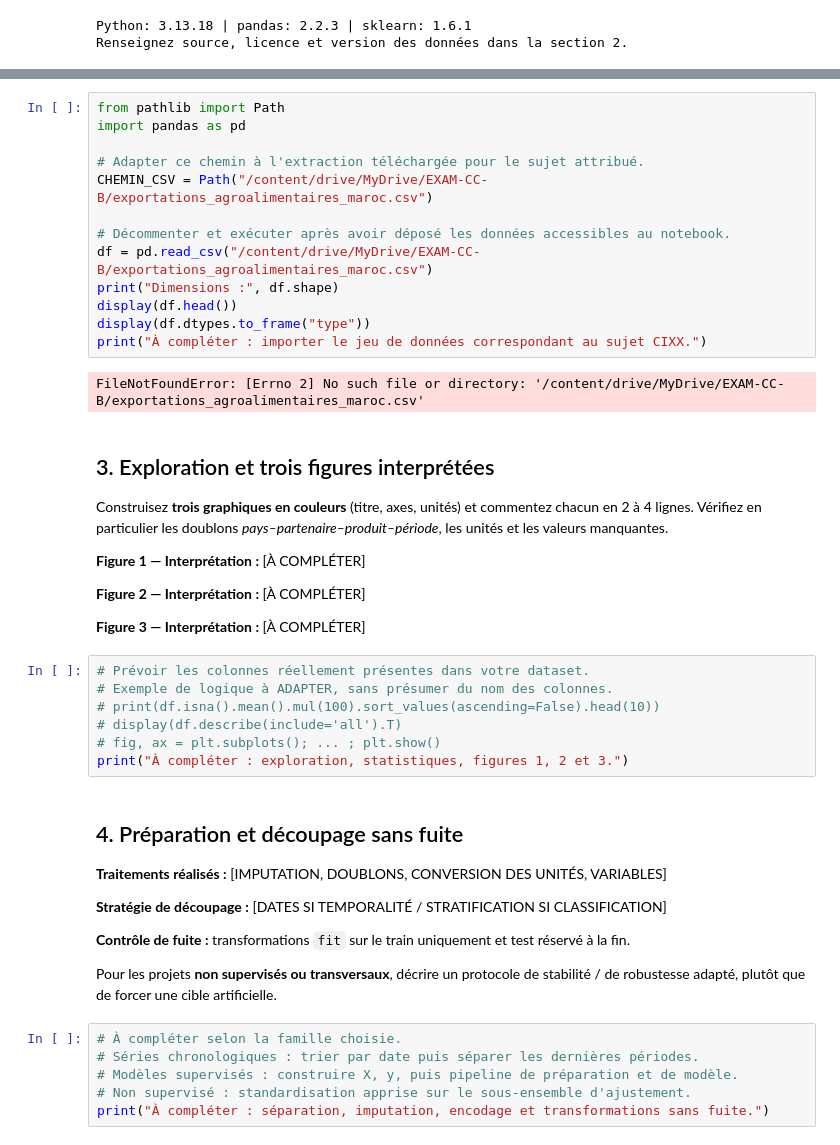
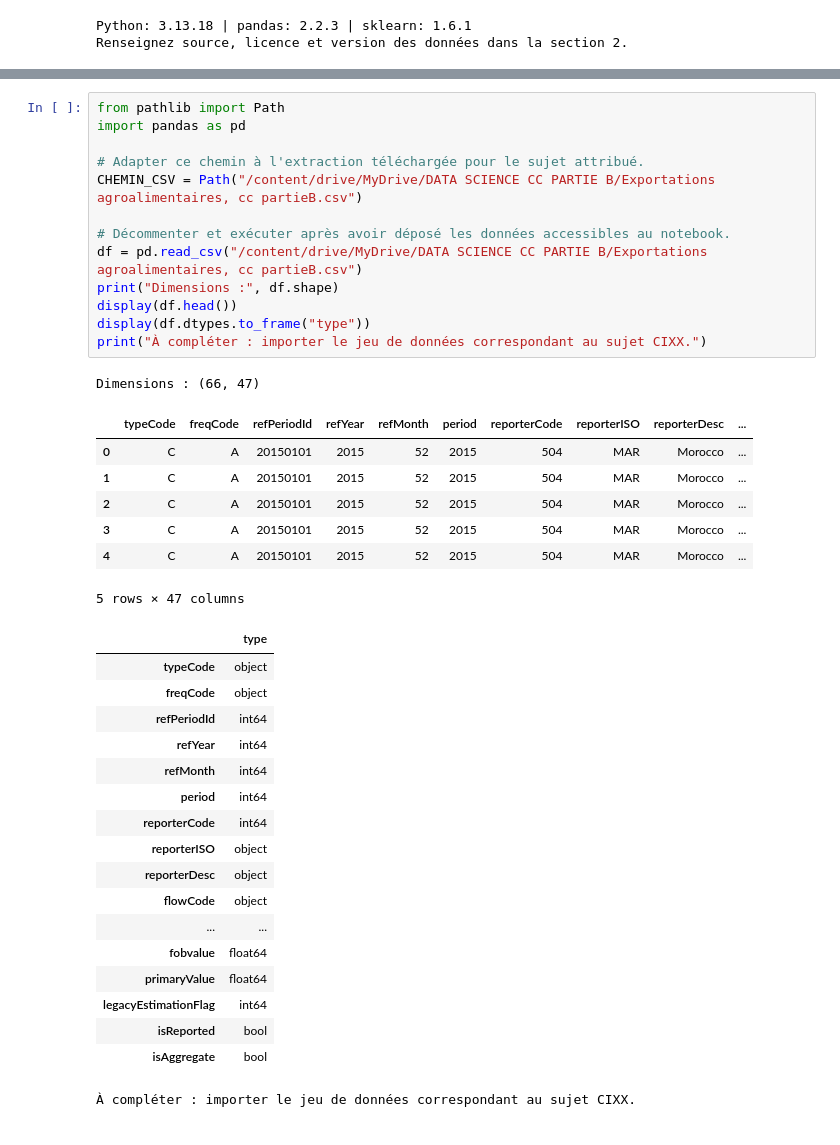
Before and after one commit to ABAAKIL5/25008036_ABAAKILASMA_CI, a Jupyter notebook: modele_projet_ci_s7_encg_settat.ipynb, the cells around one changed output, grey strips where cells are left out. Drawn from its saved outputs; the diff is of its cells as text.

```diff
--- a/modele_projet_ci_s7_encg_settat.ipynb
+++ b/modele_projet_ci_s7_encg_settat.ipynb
@@ -62,46 +77,40 @@ Drive already mounted at /content/drive; to attempt to forcibly remount, call dr
 # %%
 from pathlib import Path
 import pandas as pd
 
 # Adapter ce chemin à l'extraction téléchargée pour le sujet attribué.
-CHEMIN_CSV = Path("/content/drive/MyDrive/EXAM-CC-B/exportations_agroalimentaires_maroc.csv")
+CHEMIN_CSV = Path("/content/drive/MyDrive/DATA SCIENCE CC PARTIE B/Exportations agroalimentaires, cc partieB.csv")
 
 # Décommenter et exécuter après avoir déposé les données accessibles au notebook.
-df = pd.read_csv("/content/drive/MyDrive/EXAM-CC-B/exportations_agroalimentaires_maroc.csv")
+df = pd.read_csv("/content/drive/MyDrive/DATA SCIENCE CC PARTIE B/Exportations agroalimentaires, cc partieB.csv")
 print("Dimensions :", df.shape)
 display(df.head())
 display(df.dtypes.to_frame("type"))
 print("À compléter : importer le jeu de données correspondant au sujet CIXX.")
 # %% [output]
-FileNotFoundError: [Errno 2] No such file or directory: '/content/drive/MyDrive/EXAM-CC-B/exportations_agroalimentaires_maroc.csv'
+Dimensions : (66, 47)
+|  | typeCode | freqCode | refPeriodId | refYear | refMonth | period | reporterCode | reporterISO | reporterDesc | ... |
+| 0 | C | A | 20150101 | 2015 | 52 | 2015 | 504 | MAR | Morocco | ... |
+| 1 | C | A | 20150101 | 2015 | 52 | 2015 | 504 | MAR | Morocco | ... |
+| 2 | C | A | 20150101 | 2015 | 52 | 2015 | 504 | MAR | Morocco | ... |
+| 3 | C | A | 20150101 | 2015 | 52 | 2015 | 504 | MAR | Morocco | ... |
+| 4 | C | A | 20150101 | 2015 | 52 | 2015 | 504 | MAR | Morocco | ... |
+5 rows × 47 columns
+|  | type |
+| typeCode | object |
+| freqCode | object |
+| refPeriodId | int64 |
+| refYear | int64 |
+| refMonth | int64 |
+| period | int64 |
+| reporterCode | int64 |
+| reporterISO | object |
+| reporterDesc | object |
+| flowCode | object |
+| ... | ... |
+| fobvalue | float64 |
+| primaryValue | float64 |
+| legacyEstimationFlag | int64 |
+| isReported | bool |
+| isAggregate | bool |
+À compléter : importer le jeu de données correspondant au sujet CIXX.
-# %% [markdown]
-## 3. Exploration et trois figures interprétées
-Construisez **trois graphiques en couleurs** (titre, axes, unités) et commentez chacun en 2 à 4 lignes. Vérifiez en particulier les doublons *pays–partenaire–produit–période*, les unités et les valeurs manquantes.
-
-**Figure 1 — Interprétation :** [À COMPLÉTER]
-
-**Figure 2 — Interprétation :** [À COMPLÉTER]
-
-**Figure 3 — Interprétation :** [À COMPLÉTER]
-# %%
-# Prévoir les colonnes réellement présentes dans votre dataset.
-# Exemple de logique à ADAPTER, sans présumer du nom des colonnes.
-# print(df.isna().mean().mul(100).sort_values(ascending=False).head(10))
-# display(df.describe(include='all').T)
-# fig, ax = plt.subplots(); ... ; plt.show()
-print("À compléter : exploration, statistiques, figures 1, 2 et 3.")
-# %% [markdown]
-## 4. Préparation et découpage sans fuite
-**Traitements réalisés :** [IMPUTATION, DOUBLONS, CONVERSION DES UNITÉS, VARIABLES]
-
-**Stratégie de découpage :** [DATES SI TEMPORALITÉ / STRATIFICATION SI CLASSIFICATION]
-
-**Contrôle de fuite :** transformations `fit` sur le train uniquement et test réservé à la fin.
-
-Pour les projets **non supervisés ou transversaux**, décrire un protocole de stabilité / de robustesse adapté, plutôt que de forcer une cible artificielle.
-# %%
-# À compléter selon la famille choisie.
-# Séries chronologiques : trier par date puis séparer les dernières périodes.
-# Modèles supervisés : construire X, y, puis pipeline de préparation et de modèle.
-# Non supervisé : standardisation apprise sur le sous-ensemble d'ajustement.
-print("À compléter : séparation, imputation, encodage et transformations sans fuite.")
```
Also changed, not shown: parts of 27 cells of this notebook.
